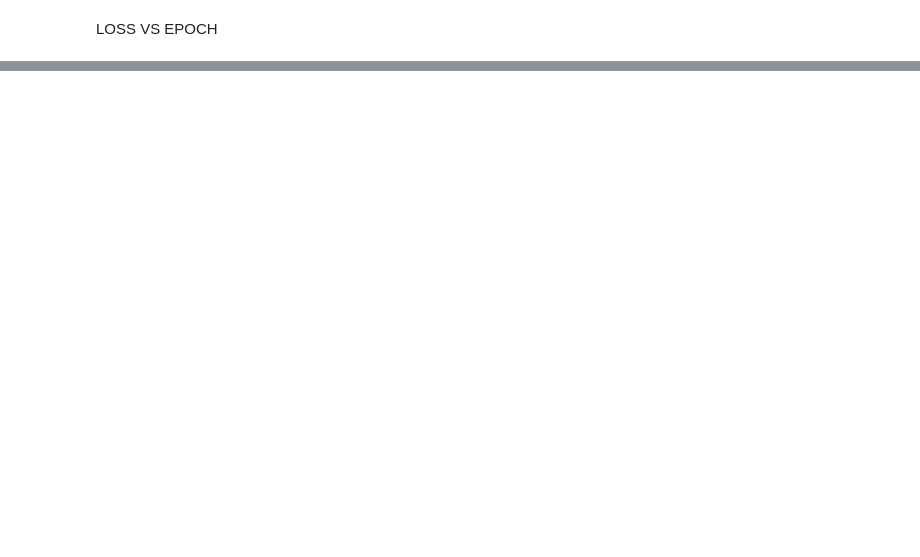
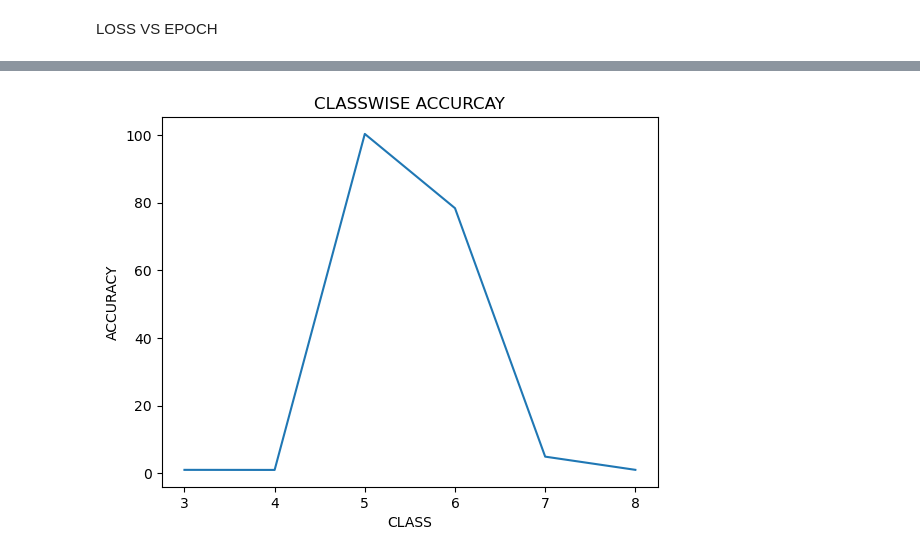
Before and after one commit to PARANTAPMISHRA/DATABYTE_INDUCTION_TASKS, a Jupyter notebook: databyte-ann.ipynb, the cells around one changed output, grey strips where cells are left out. Saved outputs shown, nothing was run; the diff lists cells and outputs as text; code cells hidden in the pictures; blank space fills up the shorter version.

```diff
--- a/databyte-ann.ipynb
+++ b/databyte-ann.ipynb
@@ -100,0 +101,10 @@ plt.show()
+# %%
+y_pred=model.predict(X_test)
+d={0:3,1:4,2:5,3:6,4:7,5:8}
+Y_pred=[]
+for i in range(0,320):
+    amax=np.argmax(y_pred[i])
+    Y_pred.append(amax)
+from sklearn.metrics import confusion_matrix
+confusion_matrix=confusion_matrix(Y_pred,Y_test)
+confusion_matrix
@@ -100,0 +119,25 @@ plt.show()
+# %%
+ACCURACY={}
+PRECISION={}
+RECALL={}
+F1_SCORE={}
+for i in range(0,confusion_matrix.shape[0]):
+    TP=confusion_matrix[i,i]
+    FP=confusion_matrix[i,:].sum()-TP
+    FN=confusion_matrix[:,i].sum()-TP
+    TN=confusion_matrix.sum().sum()-TP-FP-FN
+    if TP==0 and FP==0 :
+        ACCURACY[i]=TP+TN/(confusion_matrix.sum().sum())
+        PRECISION[i]=0
+        RECALL[i]=TP/(TP+FN)
+        F1_SCORE[i]=0
+    else:
+        ACCURACY[i]=TP+TN/(confusion_matrix.sum().sum())
+        PRECISION[i]=TP/(TP+FP)
+        RECALL[i]=TP/(TP+FN)
+        F1_SCORE[i]=(2*PRECISION[i]*RECALL[i])/(PRECISION[i]+RECALL[i])
+# %%
+A=ACCURACY.values()
+R=RECALL.values()
+P=PRECISION.values()
+F1=F1_SCORE.values()
@@ -100,0 +150,10 @@ plt.show()
+# %%
+
+f,ax=plt.subplots(1)
+ax.plot([3,4,5,6,7,8],np.array(list(A)))
+plt.title('CLASSWISE ACCURCAY')
+plt.xlabel('CLASS')
+plt.ylabel('ACCURACY')
+plt.show()
+# %% [output]
+[figure, added]
```
Also changed, not shown: parts of 9 cells of this notebook.
